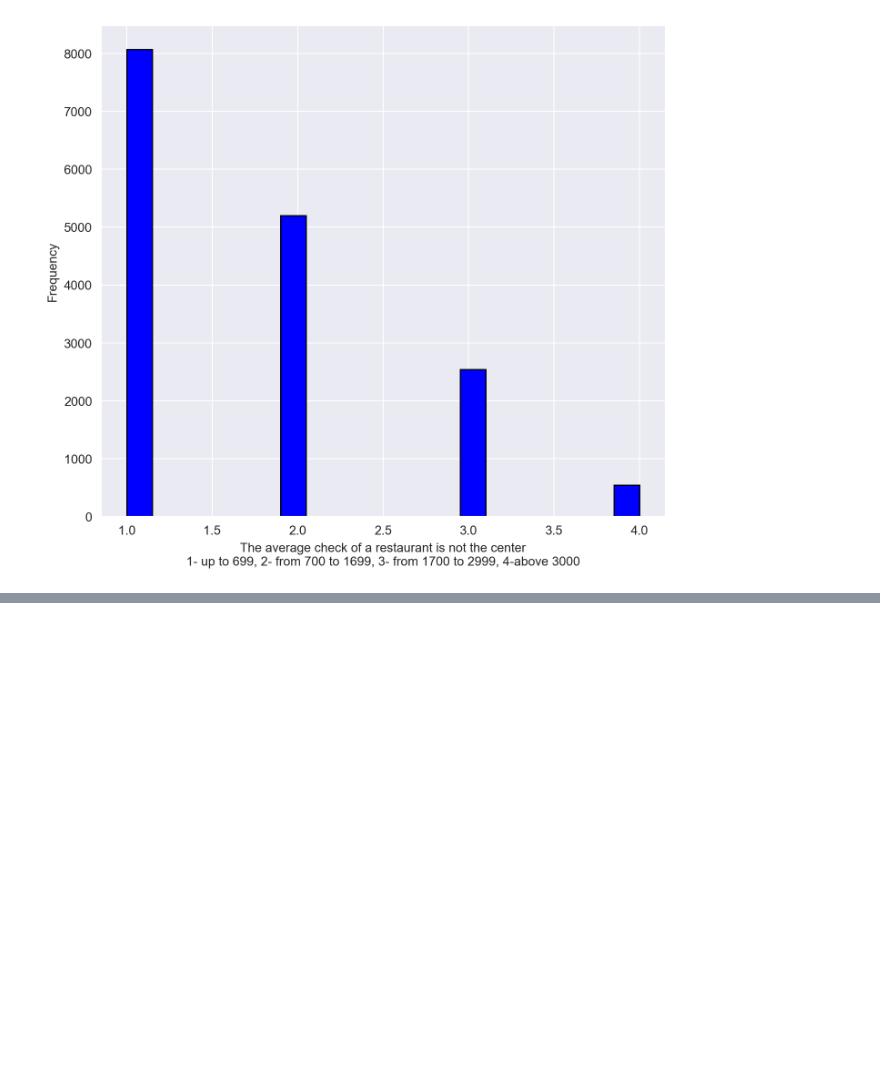
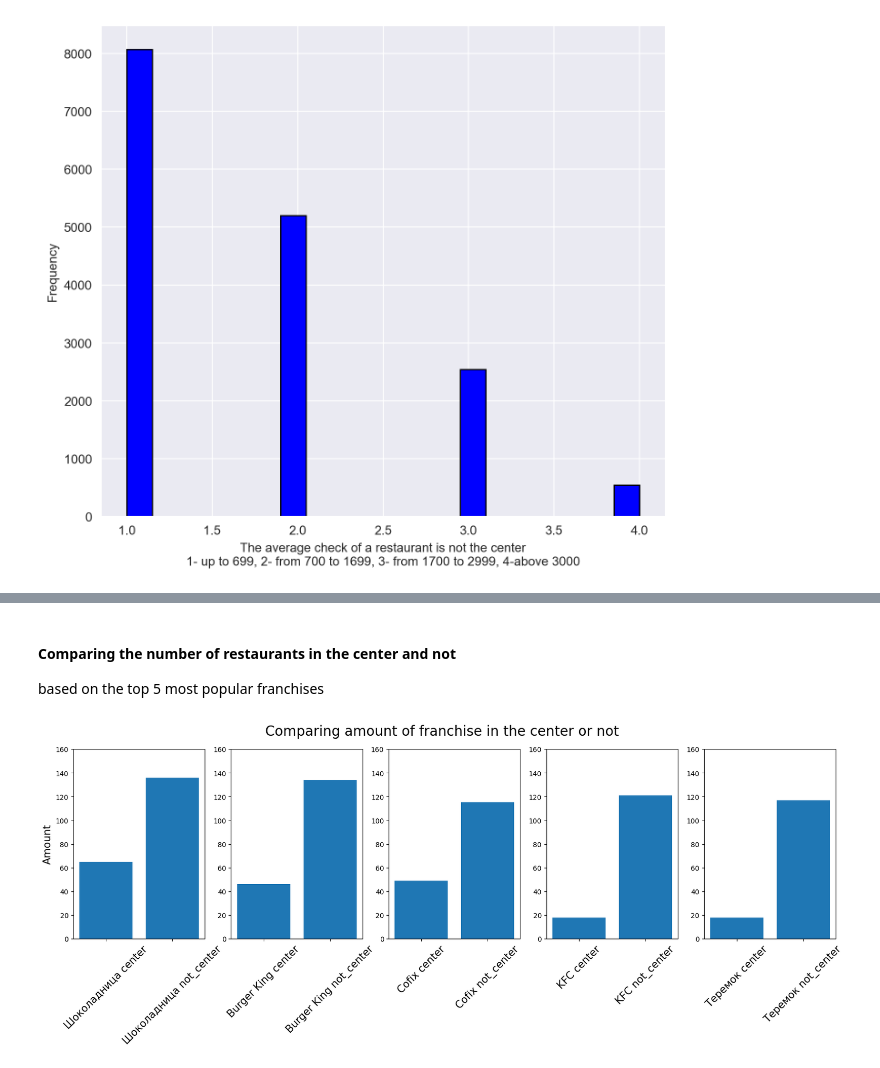
Before and after one commit to DmitrySavinskikh/analysis-project, a Jupyter notebook: afisha_analysis.ipynb, the cells around one changed output, grey strips where cells are left out. Saved outputs shown, nothing was run; the diff lists cells and outputs as text; code cells hidden in the pictures; blank space fills up the shorter version.

```diff
--- a/afisha_analysis.ipynb
+++ b/afisha_analysis.ipynb
@@ -648,0 +724,41 @@ Text(0, 0.5, 'Frequency')
+# %% [markdown]
+#### Comparing the number of restaurants in the center and not
+
+based on the top 5 most popular franchises
+# %%
+def comparing_number_center_or_not() -> None:
+    '''
+        Creating several graphs to show amount of restaurant in the center
+        and amount of restaurants not in the center.
+
+        :return: None
+    '''
+
+    franchise_counter = list(df.groupby('title').size().sort_values(ascending=False).head(5).to_dict().keys())
+
+    counts_center = []
+    counts_not_center = []
+    for item in franchise_counter:
+        counts_center.append(df[df['title'] == item][df['is_city_center'] == 1].shape[0])
+        counts_not_center.append(df[df['title'] == item][df['is_city_center'] == 0].shape[0])
+
+    result_dict = {}
+    for i in range(5):
+        result_dict[(franchise_counter[i]+' center', franchise_counter[i]+' not_center')] = (counts_center[i], counts_not_center[i])
+
+    list_for_graph = list(result_dict.items())
+
+    fig, ax = plt.subplots(1, 5, figsize=(20, 5))
+    fig.suptitle('Comparing amount of franchise in the center or not', fontsize=20)
+
+    for i in range(5): # set settings to each graph
+        ax[i].set_ylim([0, 160])
+        if i == 0:
+            ax[i].set_ylabel('Amount', fontsize=15)
+    for i in range(5): # set each graph
+        ax[i].bar(list_for_graph[i][0], list_for_graph[i][1])
+        ax[i].set_xticklabels(list_for_graph[i][0], rotation=45, fontsize=15)
+
+comparing_number_center_or_not()
+# %% [output]
+[figure, added]
```
Also changed, not shown: parts of 8 cells of this notebook.
